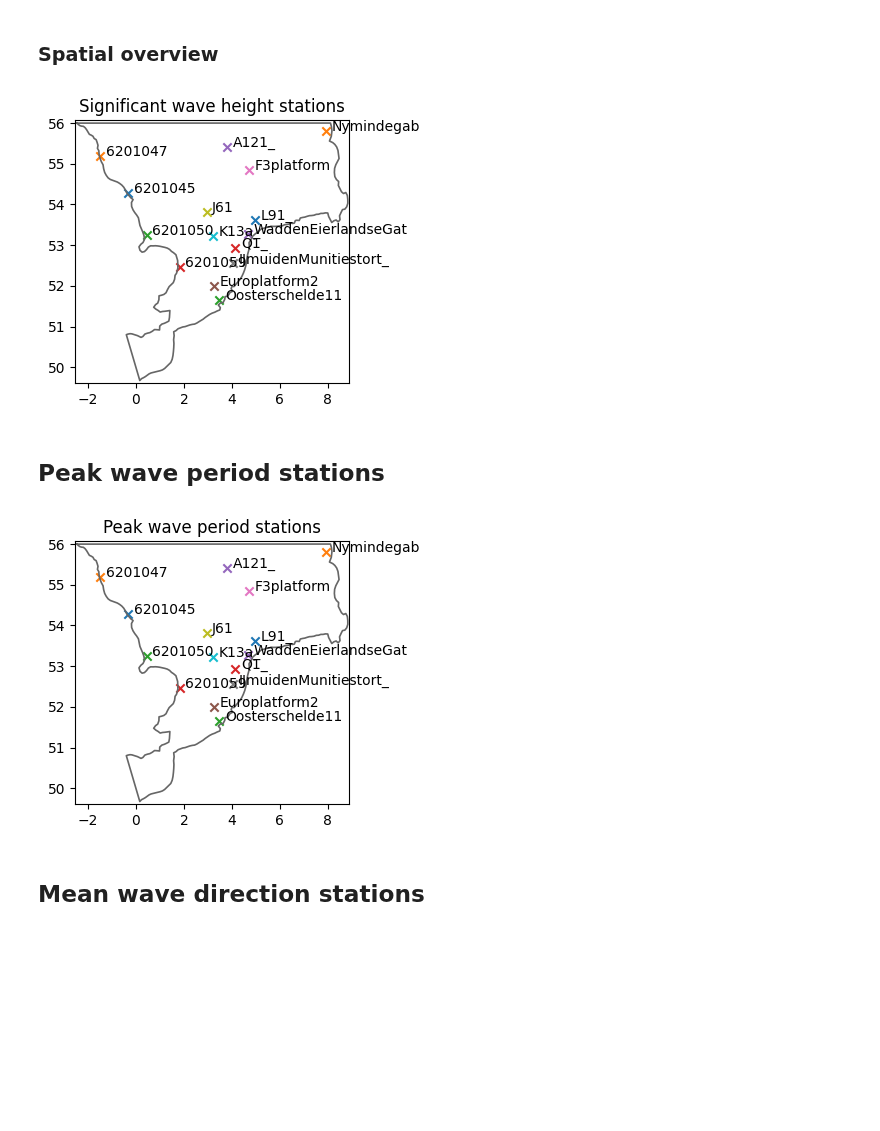
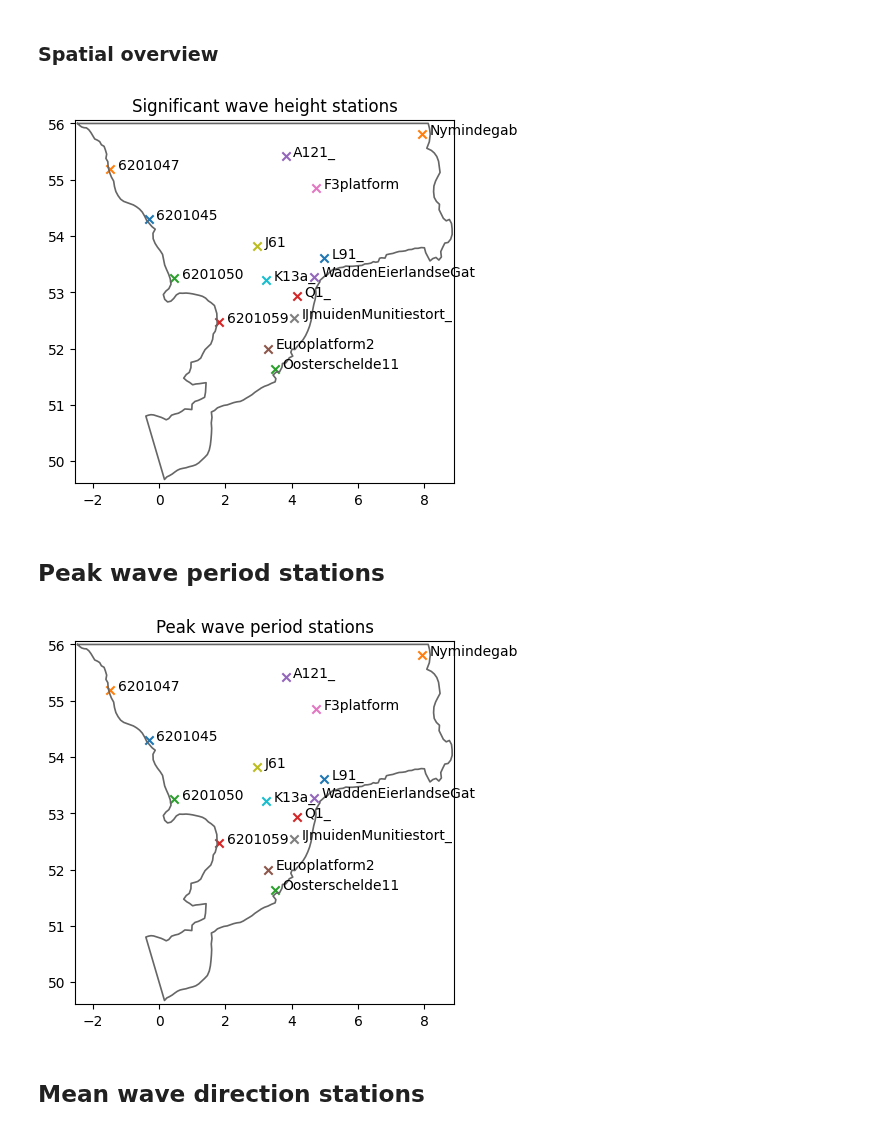
Before and after one commit to DHI/WaterBench-MIKE21SW-SouthernNorthSea, a Jupyter notebook: code/explore_observation_data.ipynb, the cells around one changed output. Cells and saved outputs as stored; diff of their text form; code cells hidden in the pictures; blank space fills up the shorter version.

Commit message:
update figures for readme

```diff
--- a/code/explore_observation_data.ipynb
+++ b/code/explore_observation_data.ipynb
@@ -58,23 +58,23 @@ ms.plotting.temporal_coverage(swhlist);
 # %% [markdown]
 ### Spatial overview
 # %%
-ms.plotting.spatial_overview(swhlist, mod=msh.geometry,figsize=(4,4));
+ms.plotting.spatial_overview(swhlist, mod=msh.geometry,figsize=(5,5));
 plt.tight_layout()
 plt.title("Significant wave height stations")
 if save_fig:
     plt.savefig("../figures/swh_stations.png")
 if show_fig:
     plt.show()
 else:
     plt.close()
 # %% [output]
-[figure, old version]
+[figure, new version]
 # %% [markdown]
 ## Peak wave period stations
 # %%
 tplist = h.get_tp_point_obs(station_file="stations_subset.csv")
 # %%
-ms.plotting.spatial_overview(tplist, mod=msh.geometry,figsize=(4,4));
+ms.plotting.spatial_overview(tplist, mod=msh.geometry,figsize=(5,5));
 plt.tight_layout()
 plt.title("Peak wave period stations")
 if save_fig:
@@ -84,7 +84,7 @@ if show_fig:
 else:
     plt.close()
 # %% [output]
-[figure, old version]
+[figure, new version]
 # %% [markdown]
 ## Mean wave direction stations
 # %%
```
Also changed, not shown: parts of 1 cell of this notebook, 5 other files.
